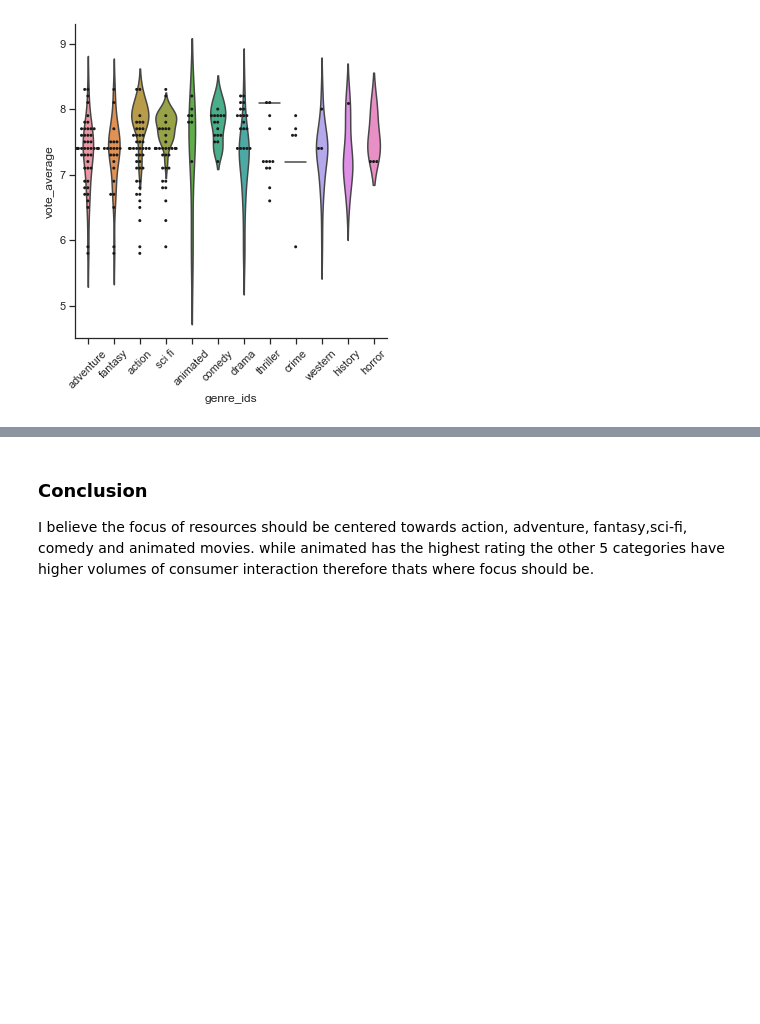
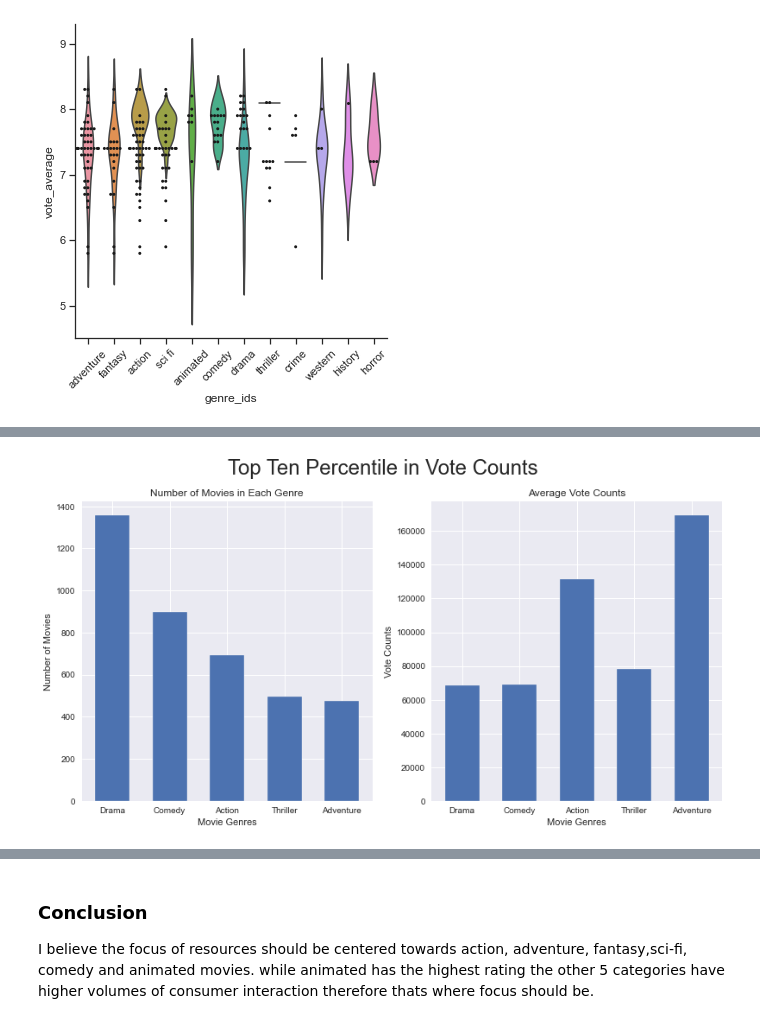
Before and after one commit to alpacanonymous/project1, a Jupyter notebook: final_notebook.ipynb, the cells around one changed output, grey strips where cells are left out. Saved outputs shown, nothing was run; the diff lists cells and outputs as text; code cells hidden in the pictures; blank space fills up the shorter version.

Commit message:
James update final notebook

```diff
--- a/final_notebook.ipynb
+++ b/final_notebook.ipynb
@@ -696,0 +903,14 @@ g.set_xticklabels(rotation=45)
+# %%
+#Repeated all the steps above to gather top 1 percentile of number of votes
+top_1_percent = imdb_US_movie[(imdb_US_movie['numvotes']>=223993)].reset_index().copy()
+top_1_percent.loc[:,('genres')] = top_1_percent.loc[:,('genres')].str.split(',')
+top_1 = top_1_percent.explode('genres')
+genres_count_1percent = pd.DataFrame(top_1['genres'].value_counts())
+genres_count_1 = genres_count_1percent.head()
+genres_avgvotes_1 = pd.DataFrame(top_1.groupby('genres')['numvotes'].mean().sort_values(ascending=False))
+genres_avgvotes_1 = genres_avgvotes_1.reset_index()
+genres_avgvotes_1 = genres_avgvotes_1[genres_avgvotes_1['genres'].isin(['Drama','Comedy','Action','Sci-Fi','Adventure'])]
+genres_avgvotes_1.set_index('genres', inplace=True)
+top1 = genres_count_1.join(genres_avgvotes_1)
+top1.rename(columns={'genres':'movie counts'}, inplace=True)
+top1
@@ -696,0 +924,24 @@ g.set_xticklabels(rotation=45)
+# %%
+plt.style.use('seaborn-darkgrid')
+plt.style.use('seaborn-notebook')
+# %%
+#Two separate bar graphs of top 10 percentile(number of votes) movie genre data
+x = np.arange(len(top1.index))
+width = 0.6
+
+fig, (ax1, ax2) = plt.subplots(figsize=(11,6), ncols=2, constrained_layout=True)
+fig.suptitle("Top Ten Percentile in Vote Counts", fontsize=24)
+ax1.bar(x, top10['movie counts'], width)
+ax1.set_xticks(x)
+ax1.set_xticklabels(top10.index)
+ax1.set_title(('Number of Movies in Each Genre'))
+ax1.set_xlabel('Movie Genres')
+ax1.set_ylabel('Number of Movies')
+ax2.bar(x, top10['numvotes'], width)
+ax2.set_xticks(x)
+ax2.set_xticklabels(top10.index)
+ax2.set_title('Average Vote Counts')
+ax2.set_xlabel('Movie Genres')
+ax2.set_ylabel('Vote Counts');
+# %% [output]
+[figure, added]
```
Also changed, not shown: parts of 23 cells of this notebook.
